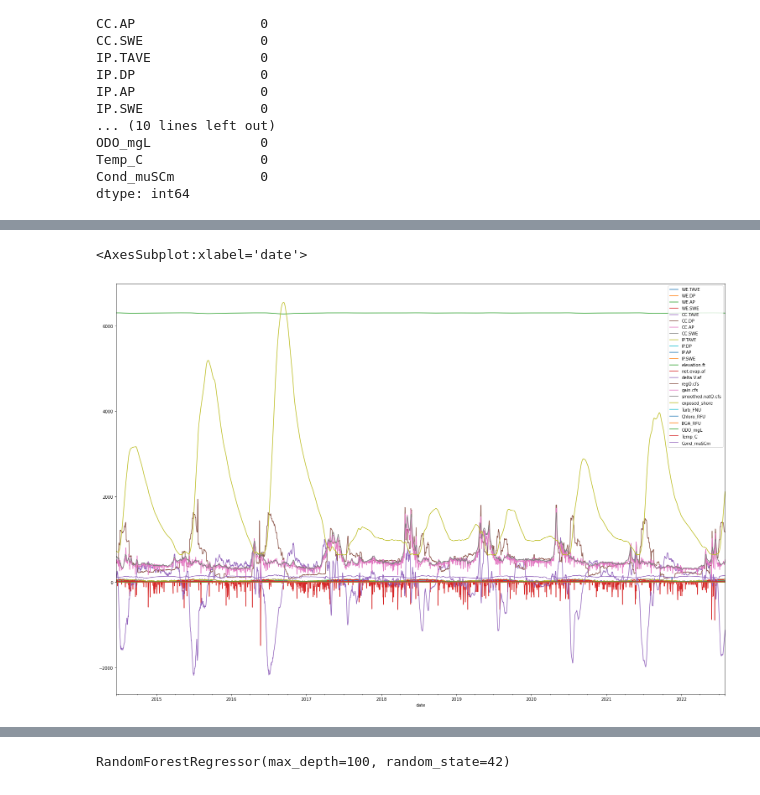
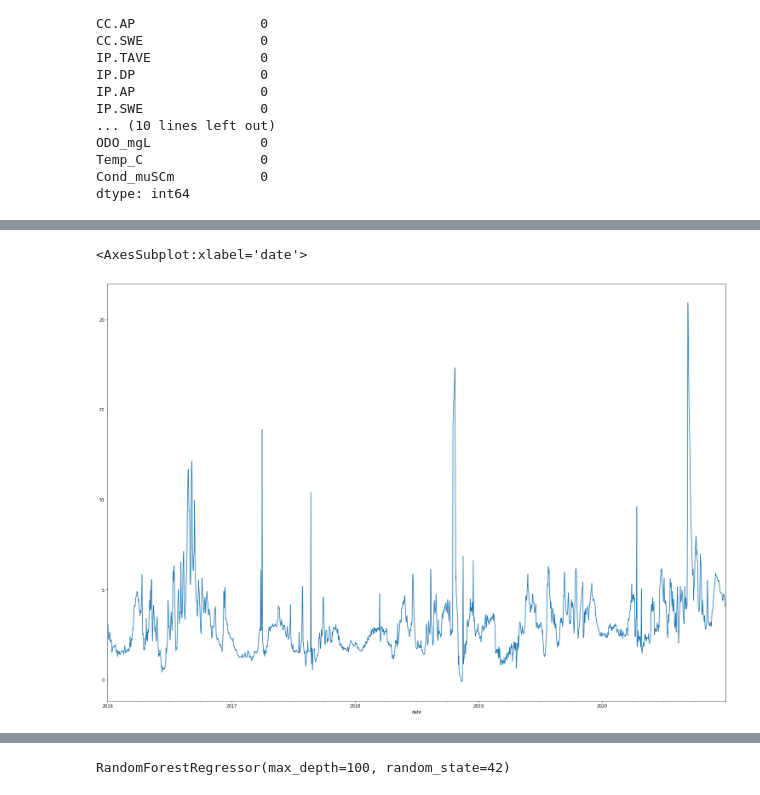
Before and after one commit to Krispy3/HFF_Water, a Jupyter notebook: scratch.ipynb, the cells around one changed output, grey strips where cells are left out. Cells and saved outputs as stored; diff of their text form; code cells hidden in the pictures.

```diff
--- a/scratch.ipynb
+++ b/scratch.ipynb
@@ -397,3 +401,5 @@ ODO_mgL              0
 Temp_C               0
 Cond_muSCm           0
 dtype: int64
+# %%
+final_df = final_df['2016':'2020']
@@ -400,6 +417,6 @@ dtype: int64
 # %%
-final_df.plot(figsize=(26,18))
+final_df['Turb_FNU'].plot(figsize=(26,18))
 # %% [output]
 <AxesSubplot:xlabel='date'>
-[figure, old version]
+[figure, new version]
 # %%
```
Also changed, not shown: parts of 35 cells of this notebook, 1 other file.
